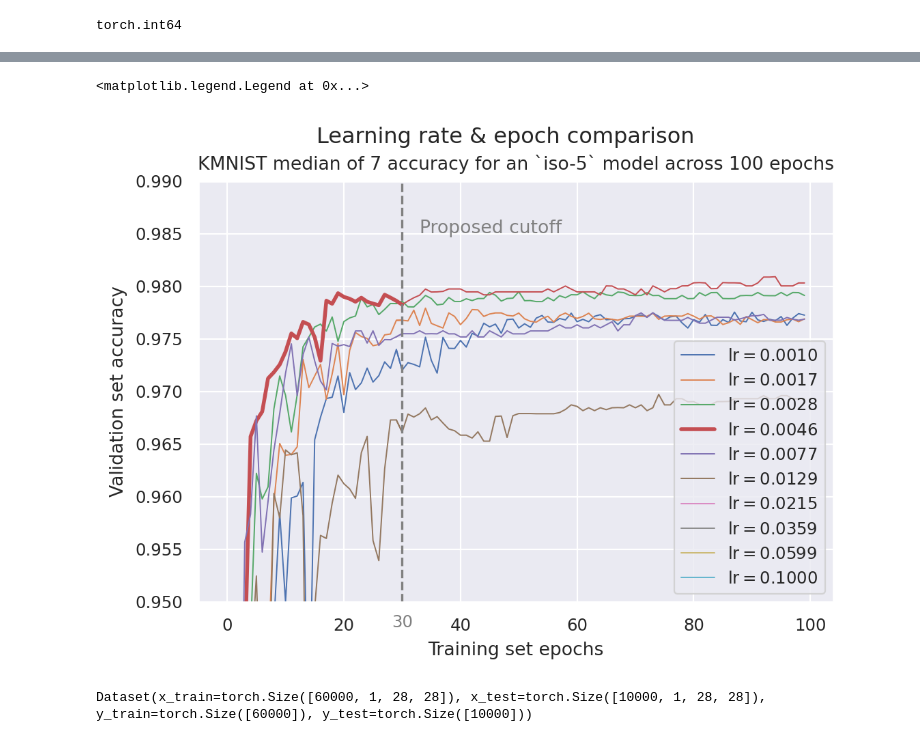
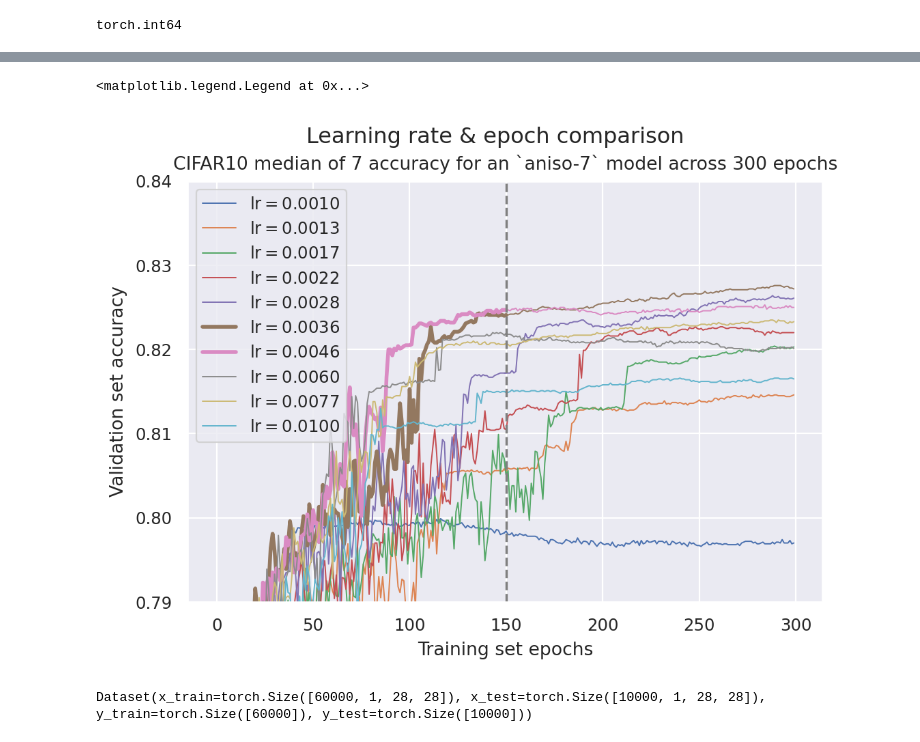
Before and after one commit to p-adema/quadratic-conv, a Jupyter notebook: scratch/training_check.ipynb, the cells around one changed output, grey strips where cells are left out. Drawn from its saved outputs; the diff is of its cells as text; code cells hidden in the pictures.

```diff
--- a/scratch/training_check.ipynb
+++ b/scratch/training_check.ipynb
@@ -73,3 +77,6 @@ QuadraticKernelSpectral2D(
   1, 10, kernel_size=3
   (covs): LearnedSpectral2D(1, 10)
 )
+# %%
+CIFAR10CNN.fit_many(cifar10, batch_size=1024, lr=0.004, pool_fn="aniso-7", init={"var": "ss-iso", "theta": "spin"},
+                    count=2, epochs=200)
@@ -260,0 +279,3 @@ torch.int64
+# %%
+cifar10_tune = cifar10.tuning_split()
+cifar10_tune
@@ -260,0 +284,3 @@ torch.int64
+# %%
+cifar_hundred_tune = load_data.cifar100().tuning_split()
+cifar_hundred_tune
@@ -260,0 +289,6 @@ torch.int64
+# %%
+hist = HistoryCallback(cifar_hundred_tune)
+lr = 0.004
+CIFAR10CNN.fit_many(cifar_hundred_tune, pool_fn="aniso-7", init={"var": "ss-iso", "theta": "spin"}, count=7,
+                    epoch_callback=hist, lr=lr, batch_size=1024, epochs=400)
+hs_single = {lr: hist.result()}
@@ -281,24 +334,29 @@ for lr in tqdm.tqdm(np.logspace(-3, -1, num=10), unit="trial"):
 # %%
 sns.set_theme("paper", "darkgrid")
 plt.figure(dpi=200, figsize=(6, 4))
+cutoff = 150
+n_epochs = 300
 for i, (lr, (vls, trns)) in enumerate(hs.items()):
-    vals = np.median(vls["min_f1"].to_numpy().reshape(-1, 7, 100)[i], axis=0)
-    color = plt.plot(range(31), vals[:31], label=f"lr$= {lr:.4f}$", linewidth=0.7 if round(lr, 4) != 0.0046 else 2)[
+    vals = np.median(vls["acc"].to_numpy().reshape(7, n_epochs), axis=0)
+    color = plt.plot(range(cutoff + 1), vals[:cutoff + 1], label=f"lr$= {lr:.4f}$",
+                     linewidth=0.7 if round(lr, 4) not in (0.0036, 0.0046) else 2)[
         0].get_color()
-    plt.plot(range(29, 100), vals[29:], color=color, linewidth=0.7)
-plt.ylim(0.95, 0.99)
+    plt.plot(range(cutoff - 1, n_epochs), vals[cutoff - 1:], color=color, linewidth=0.7)
+# plt.ylim(0.95, 0.99)
+# plt.ylim(0.89, 0.92)
+plt.ylim(0.79, 0.84)
 plt.suptitle("Learning rate & epoch comparison")
-plt.title("KMNIST median of 7 accuracy for an `iso-5` model across 100 epochs")
+plt.title("CIFAR10 median of 7 accuracy for an `aniso-7` model across 300 epochs")
 plt.xlabel("Training set epochs")
 plt.ylabel("Validation set accuracy")
-plt.axvline(30, linestyle='dashed', color='gray')
-plt.text(33, 0.98505, "Proposed cutoff", color='gray')
-plt.xticks([30], ["30"], minor=True)
+plt.axvline(cutoff, linestyle='dashed', color='gray')
+# plt.text(cutoff + 3, 0.91, "Proposed cutoff", color='gray')
+plt.xticks([cutoff], [f"{cutoff}"], minor=True)
 plt.tick_params("x", colors="gray", which="minor")
 plt.legend()
 # %% [output]
 <matplotlib.legend.Legend at 0x...>
-[figure, old version]
+[figure, new version]
 # %%
 hist_m = history_callback(km_tune)
 res['aniso-7-uiso'] = LeNet.fit_many(km_tune, pool_fn="aniso-7", init="uniform-iso", count=7, epoch_callback=hist_m,
```
Also changed, not shown: parts of 16 cells of this notebook, 26 other files.
